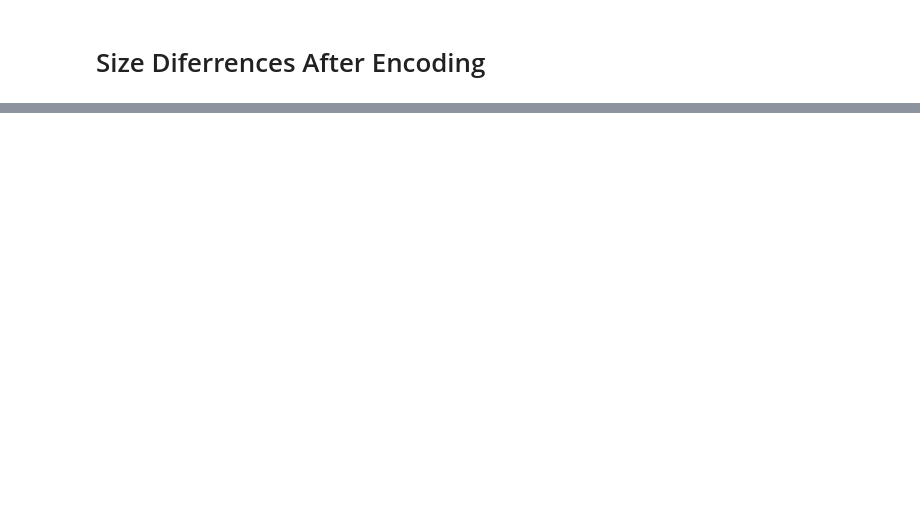
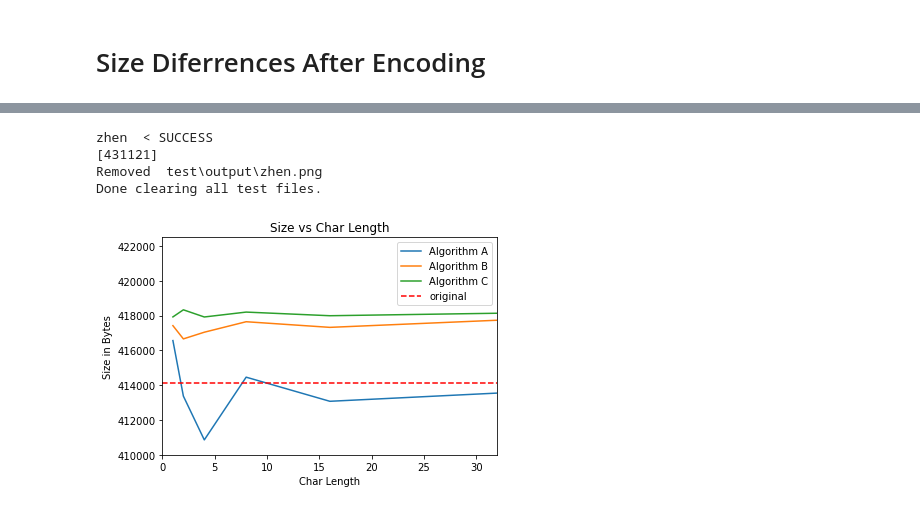
Before and after one commit to wyewlee/IP-Ass-Medical-Image-Watermarking, a Jupyter notebook: Benchmarking.ipynb, the cells around one changed output, grey strips where cells are left out. Saved outputs shown, nothing was run; the diff lists cells and outputs as text; code cells hidden in the pictures; blank space fills up the shorter version.

Commit message:
Benchmarking done

```diff
--- a/Benchmarking.ipynb
+++ b/Benchmarking.ipynb
@@ -181,0 +595,10 @@ Successfully installed GitPython-3.1.24 aiohttp-3.7.4.post0 async-timeout-3.0.1
+# %%
+b_size_list=[]
+
+for txt in rand_text:
+    encodeB(img_path,txt)
+    filename=txt+'.png'
+    b_size_list.append(os.path.getsize(os.path.join(outfolder,filename)))
+
+print(b_size_list)
+clear()
@@ -181,0 +624,10 @@ Successfully installed GitPython-3.1.24 aiohttp-3.7.4.post0 async-timeout-3.0.1
+# %%
+c_size_list=[]
+
+for txt in rand_text:
+    encodeC(img_path,txt)
+    filename=txt+'.png'
+    c_size_list.append(os.path.getsize(os.path.join(outfolder,filename)))
+
+print(c_size_list)
+clear()
@@ -181,0 +653,32 @@ Successfully installed GitPython-3.1.24 aiohttp-3.7.4.post0 async-timeout-3.0.1
+# %%
+d_size_list=[]
+
+encodeD(img_path,text4)
+filename=text4+'.png'
+d_size_list.append(os.path.getsize(os.path.join(outfolder,filename)))
+
+print(d_size_list)
+clear()
+# %% [output]
+zhen  < SUCCESS
+[431121]
+Removed  test\output\zhen.png
+Done clearing all test files.
+# %%
+import matplotlib.pyplot as plt
+x=[1,2,4,8,16,32,64,128]
+x1=[4]
+
+plt.plot(x,a_size_list, label='Algorithm A')
+plt.plot(x,b_size_list, label='Algorithm B')
+plt.plot(x,c_size_list, label='Algorithm C')
+plt.xlabel('Char Length')
+plt.ylabel('Size in Bytes')
+plt.title('Size vs Char Length')
+plt.axis([0, 32, 410000, 422500])
+plt.plot(32, 431121, 'bo')  # plot x and y using blue circle markers
+plt.axhline(y=414108, color='r', linestyle='--', label='original')
+plt.legend()
+plt.show()
+# %% [output]
+[figure, added]
```
Also changed, not shown: parts of 33 cells of this notebook, 3 other files.
